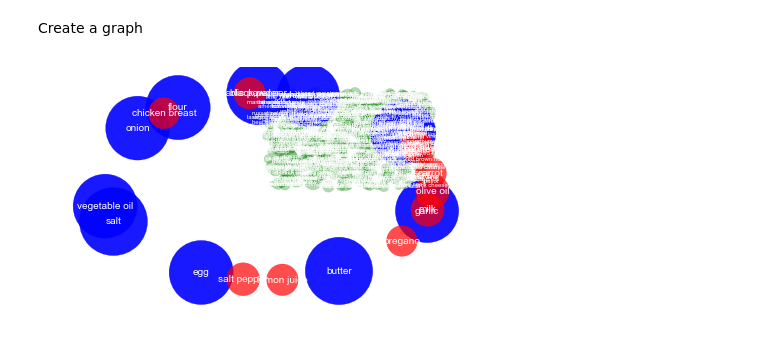
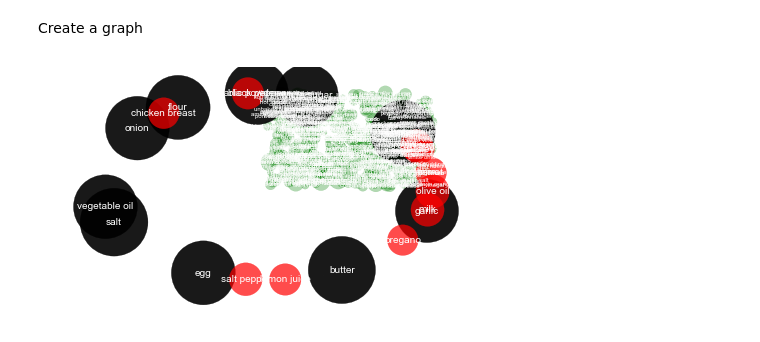
Before and after one commit to gench/rec2, a Jupyter notebook: RecipeRecommender_ZulkufGenc.ipynb, the cells around one changed output. Drawn from its saved outputs; the diff is of its cells as text; code cells hidden in the pictures.

```diff
--- a/RecipeRecommender_ZulkufGenc.ipynb
+++ b/RecipeRecommender_ZulkufGenc.ipynb
@@ -298,31 +295,31 @@ sorted_x = sorted(d.items(), key=operator.itemgetter(1))[::-1]
 # %%
 plt.axis('off')
 
 nlist = [x[0] for x in sorted_x[20:]]
 ndegree = [x[1] for x in sorted_x[20:]]
 pos = nx.random_layout(G)
 
 nx.draw_networkx_nodes(G,pos,nodelist=nlist, node_color="green",with_labels=False,node_size=ndegree, alpha=0.3)
 #nx.draw_networkx_nodes(G,pos, node_color="blue",with_labels=True,node_size=[v * 10 for v in d.values()], alpha=0.7)
 nx.draw_networkx_labels(G,pos,dict(zip(nlist,nlist)),font_size=6, font_color="white")
 nx.draw_networkx_edges(G, pos,nodelist=nlist,edge_color="white");
 
 pos = nx.shell_layout(G)
 #nx.draw(G, nodelist=d.keys(), node_size=[v * 100 for v in d.values()])
 
 nlist = [x[0] for x in sorted_x[:10]]
 ndegree = [x[1] * 10 for x in sorted_x[:10]]
-nx.draw_networkx_nodes(G,pos,nodelist=nlist, node_color="blue",with_labels=False,node_size=ndegree, alpha=0.9)
+nx.draw_networkx_nodes(G,pos,nodelist=nlist, node_color="black",with_labels=False,node_size=ndegree, alpha=0.9)
 #nx.draw_networkx_nodes(G,pos, node_color="blue",with_labels=True,node_size=[v * 10 for v in d.values()], alpha=0.7)
 nx.draw_networkx_labels(G,pos,dict(zip(nlist,nlist)),font_size=10, font_color="white")
 nx.draw_networkx_edges(G, pos,nodelist=nlist,edge_color="white");
 
 nlist = [x[0] for x in sorted_x[10:20]]
 ndegree = [x[1] * 3 for x in sorted_x[10:20]]
 
 nx.draw_networkx_nodes(G,pos,nodelist=nlist, node_color="red",with_labels=False,node_size=ndegree, alpha=0.7)
 #nx.draw_networkx_nodes(G,pos, node_color="blue",with_labels=True,node_size=[v * 10 for v in d.values()], alpha=0.7)
 nx.draw_networkx_labels(G,pos,dict(zip(nlist,nlist)),font_size=10, font_color="white")
 nx.draw_networkx_edges(G, pos,nodelist=nlist,edge_color="white");
 # %% [output]
-[figure, old version]
+[figure, new version]
```
Also changed, not shown: parts of 11 cells of this notebook, 2 other files.
